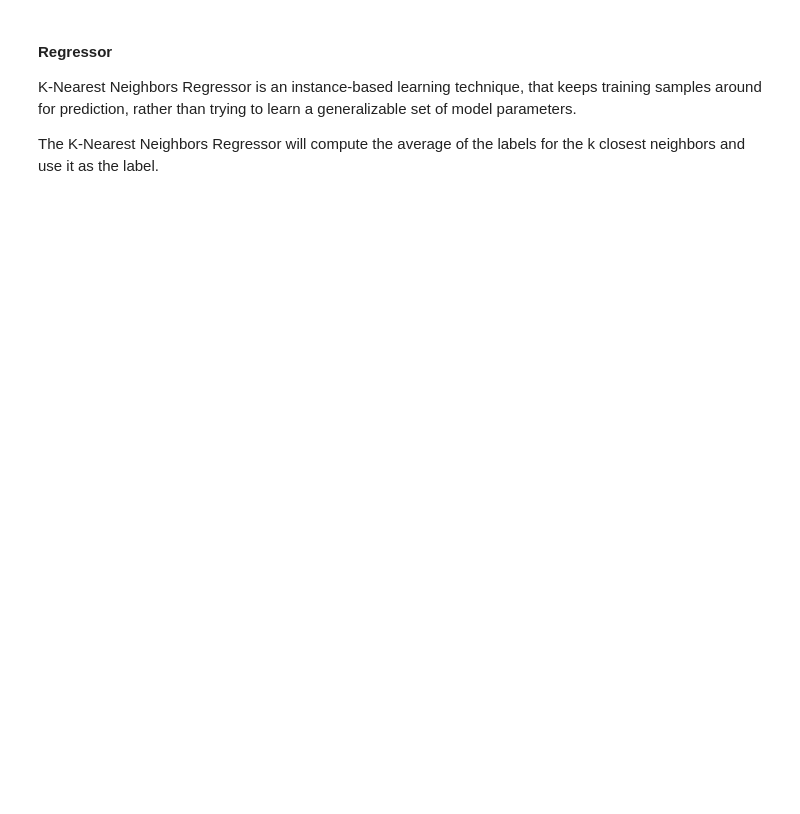
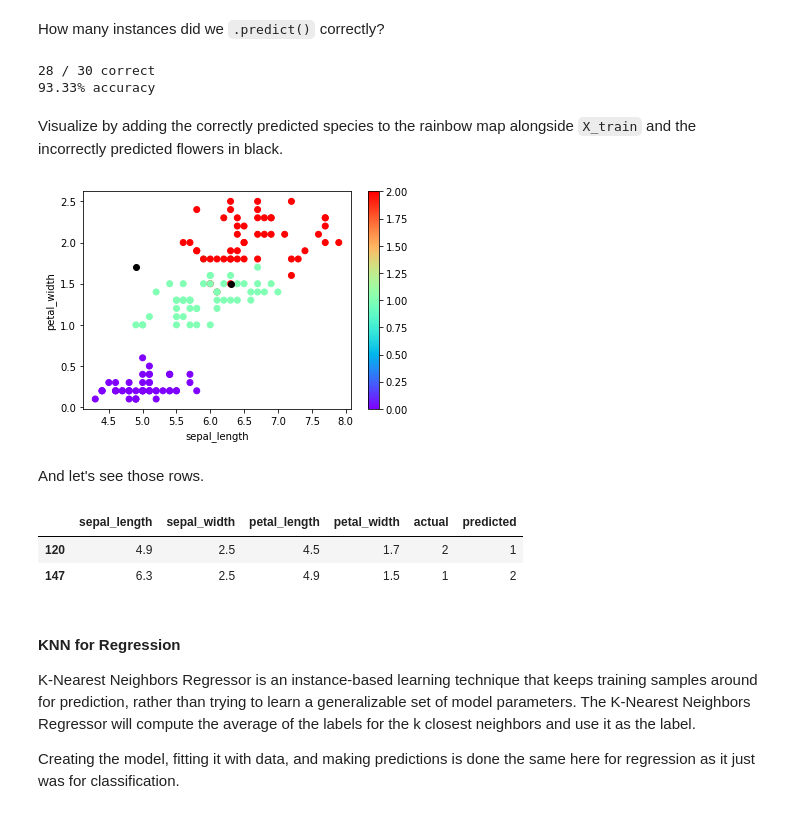
Before and after one commit to Dropout-Analytics/cuml_knn, a Jupyter notebook: knn.ipynb, the cells around one changed output. Drawn from its saved outputs; the diff is of its cells as text; code cells hidden in the pictures; blank space fills up the shorter version.

```diff
--- a/knn.ipynb
+++ b/knn.ipynb
@@ -75,5 +115,5 @@ knn.fit(X_train, y_train)
 # %%
-results_df = knn.predict(X_test)
+results = knn.predict(X_test)
 
-results_df.tail(3)
+results.tail()
 # %% [output]
@@ -94,0 +131,7 @@ results_df.tail(3)
+# %%
+df = X_test.copy()
+
+df['actual'] = y_test.values
+df['predicted'] = results.values
+
+df.tail()
@@ -95,12 +145,50 @@ results_df.tail(3)
+# %% [markdown]
+How many instances did we `.predict()` correctly?
+# %%
+n_correct = len(df.loc[df['actual']==df['predicted']])
+n_possible = len(df)
+
+print(f'{n_correct} / {n_possible} correct\n{str(n_correct / n_possible * 100)[:5]}% accuracy')
+# %% [output]
+28 / 30 correct
+93.33% accuracy
+# %% [markdown]
+Visualize by adding the correctly predicted species to the rainbow map alongside `X_train` and the incorrectly predicted flowers in black.
+# %%
+df_correct = df.loc[df['actual'] == df['predicted']]
+df_incorrect = df.loc[df['actual'] != df['predicted']]
+
+plt.xlabel('sepal_length'), plt.ylabel('petal_width')
+
+# plot training instances (rainbow) + colorbar
+plt.scatter(x=X_train['sepal_length'].to_pandas(), y=X_train['petal_width'].to_pandas(),
+            c=y_train.to_pandas(), cmap='rainbow')
+plt.colorbar()
+
+# plot correctly predicted instances (rainbow)
+plt.scatter(x=df_correct['sepal_length'].to_pandas(), y=df_correct['petal_width'].to_pandas(),
+            c=df_correct['actual'].to_pandas(), cmap='rainbow')
+
+# plot incorrectly predicted instances (black) (except: means 1 or less incorrect)
+try:
+    plt.scatter(x=df_incorrect['sepal_length'].to_pandas(), y=df_incorrect['petal_width'].to_pandas(), color='k')
+except:
+    plt.scatter(x=df_incorrect['sepal_length'], y=df_incorrect['petal_width'], color='k')
+# %% [output]
+[figure, added]
+# %% [markdown]
+And let's see those rows.
+# %%
+df_incorrect
+# %% [output]
+|  | sepal_length | sepal_width | petal_length | petal_width | actual | predicted |
+| 120 | 4.9 | 2.5 | 4.5 | 1.7 | 2 | 1 |
+| 147 | 6.3 | 2.5 | 4.9 | 1.5 | 1 | 2 |
 # %% [markdown]
-#### **Regressor**
+#### **KNN for Regression**
+K-Nearest Neighbors Regressor is an instance-based learning technique that keeps training samples around for prediction, rather than trying to learn a generalizable set of model parameters. The K-Nearest Neighbors Regressor will compute the average of the labels for the k closest neighbors and use it as the label.
 
-K-Nearest Neighbors Regressor is an instance-based learning technique,
-that keeps training samples around for prediction, rather than trying
-to learn a generalizable set of model parameters.
-
-The K-Nearest Neighbors Regressor will compute the average of the
-labels for the k closest neighbors and use it as the label.
+Creating the model, fitting it with data, and making predictions is done the same here for regression as it just was for classification.
 # %%
 from cuml.neighbors import KNeighborsRegressor
 
```
Also changed, not shown: parts of 65 cells of this notebook, 1 other file.
